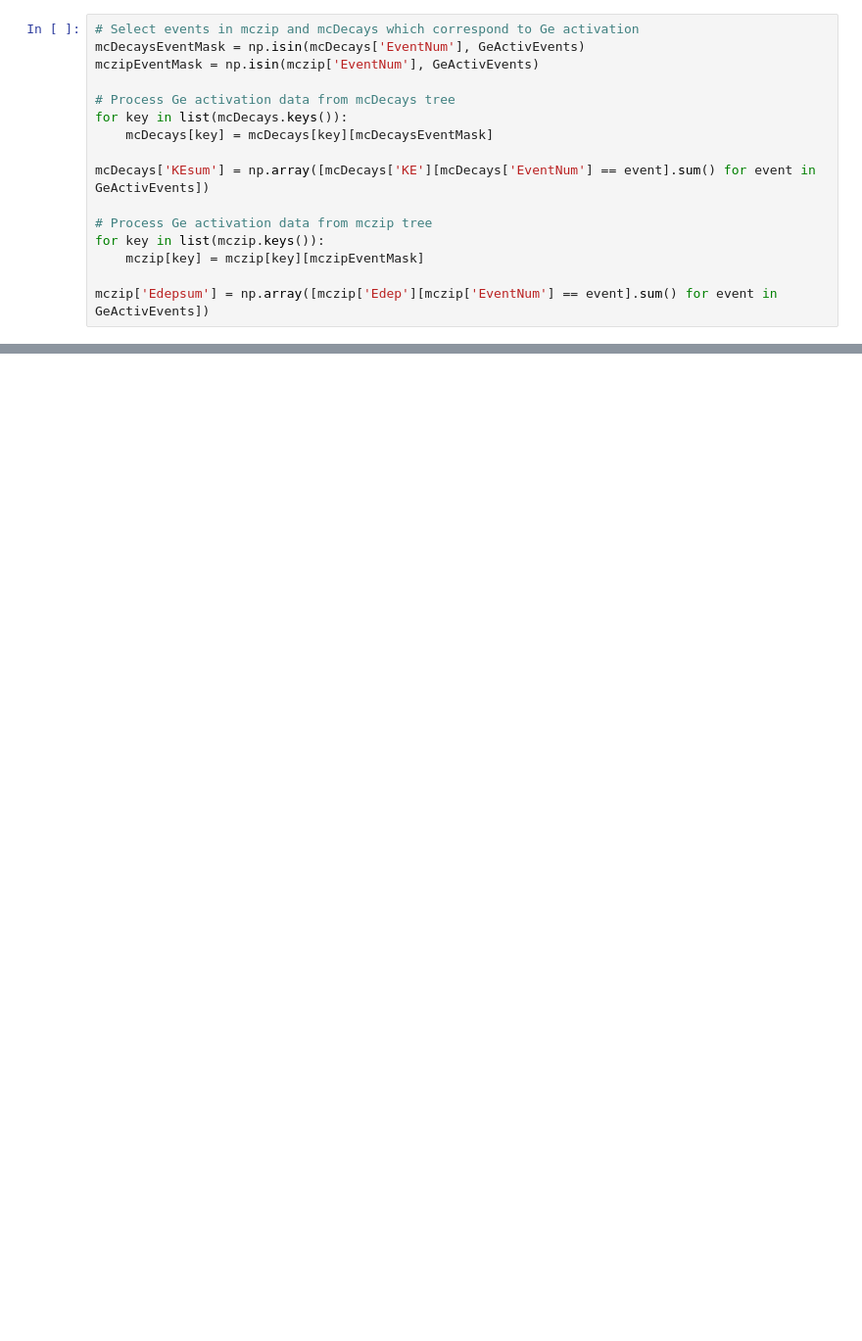
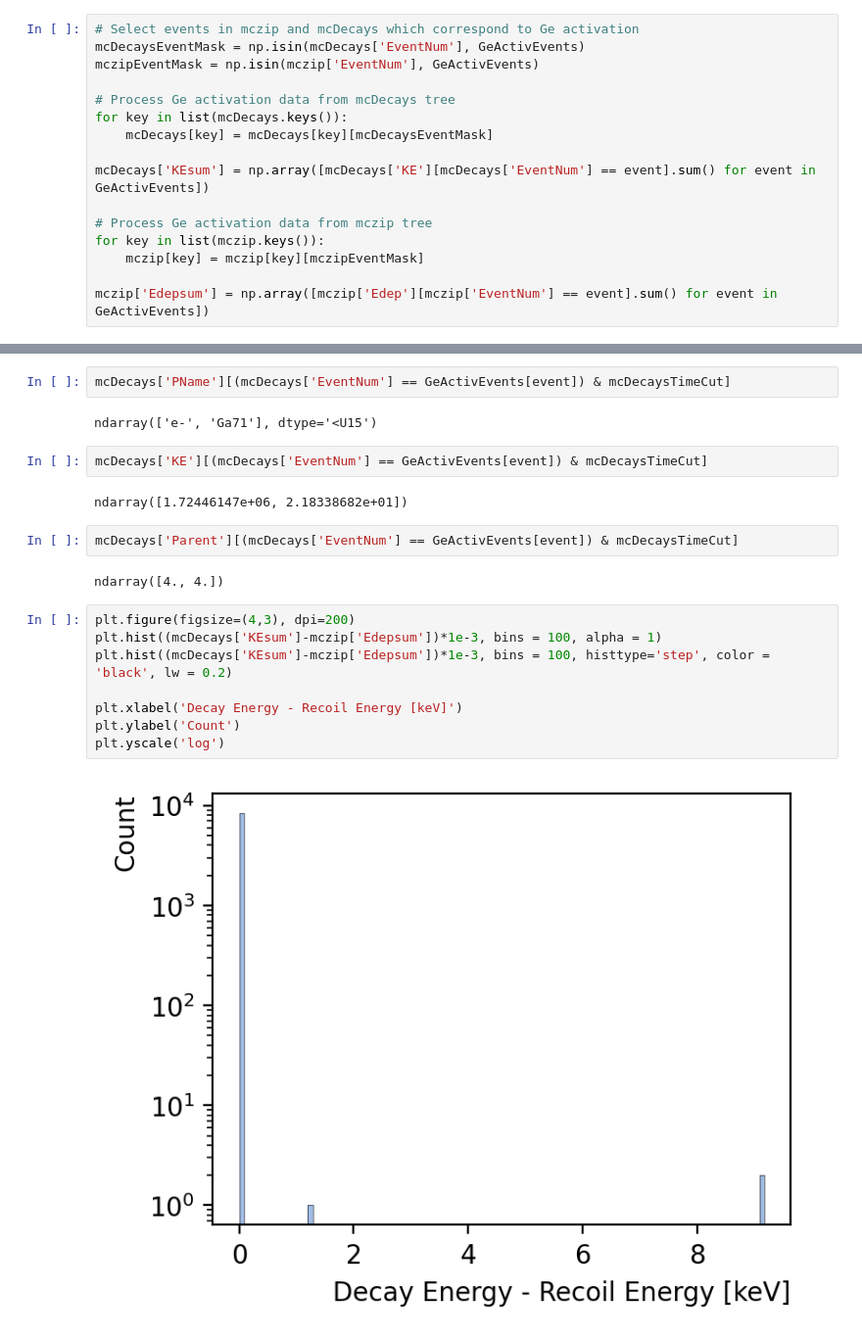
Before and after one commit to perry5334/CDMS, a Jupyter notebook: notebooks/CUTE/Ge71_Lines/Ge71_Activation_Lines_Sim.ipynb, the cells around one changed output, grey strips where cells are left out. Shown at 98% size. Saved outputs shown, nothing was run; the diff lists cells and outputs as text; blank space fills up the shorter version.

```diff
--- a/notebooks/CUTE/Ge71_Lines/Ge71_Activation_Lines_Sim.ipynb
+++ b/notebooks/CUTE/Ge71_Lines/Ge71_Activation_Lines_Sim.ipynb
@@ -206,0 +108,22 @@ with a total of 12235791.0 eV
+# %%
+mcDecays['PName'][(mcDecays['EventNum'] == GeActivEvents[event]) & mcDecaysTimeCut]
+# %% [output]
+ndarray(['e-', 'Ga71'], dtype='<U15')
+# %%
+mcDecays['KE'][(mcDecays['EventNum'] == GeActivEvents[event]) & mcDecaysTimeCut]
+# %% [output]
+ndarray([1.72446147e+06, 2.18338682e+01])
+# %%
+mcDecays['Parent'][(mcDecays['EventNum'] == GeActivEvents[event]) & mcDecaysTimeCut]
+# %% [output]
+ndarray([4., 4.])
+# %%
+plt.figure(figsize=(4,3), dpi=200)
+plt.hist((mcDecays['KEsum']-mczip['Edepsum'])*1e-3, bins = 100, alpha = 1)
+plt.hist((mcDecays['KEsum']-mczip['Edepsum'])*1e-3, bins = 100, histtype='step', color = 'black', lw = 0.2)
+
+plt.xlabel('Decay Energy - Recoil Energy [keV]')
+plt.ylabel('Count')
+plt.yscale('log')
+# %% [output]
+[figure, added]
```
Also changed, not shown: parts of 16 cells of this notebook, 6 other files.
